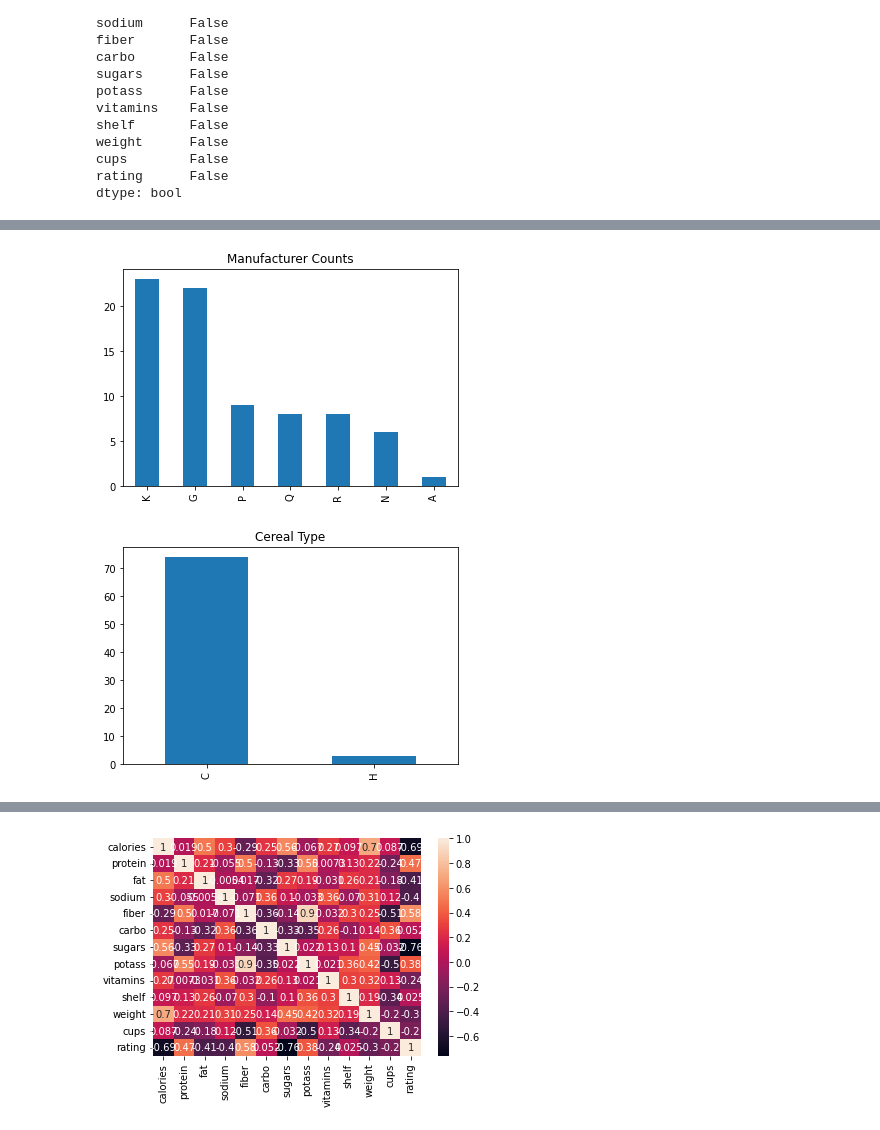
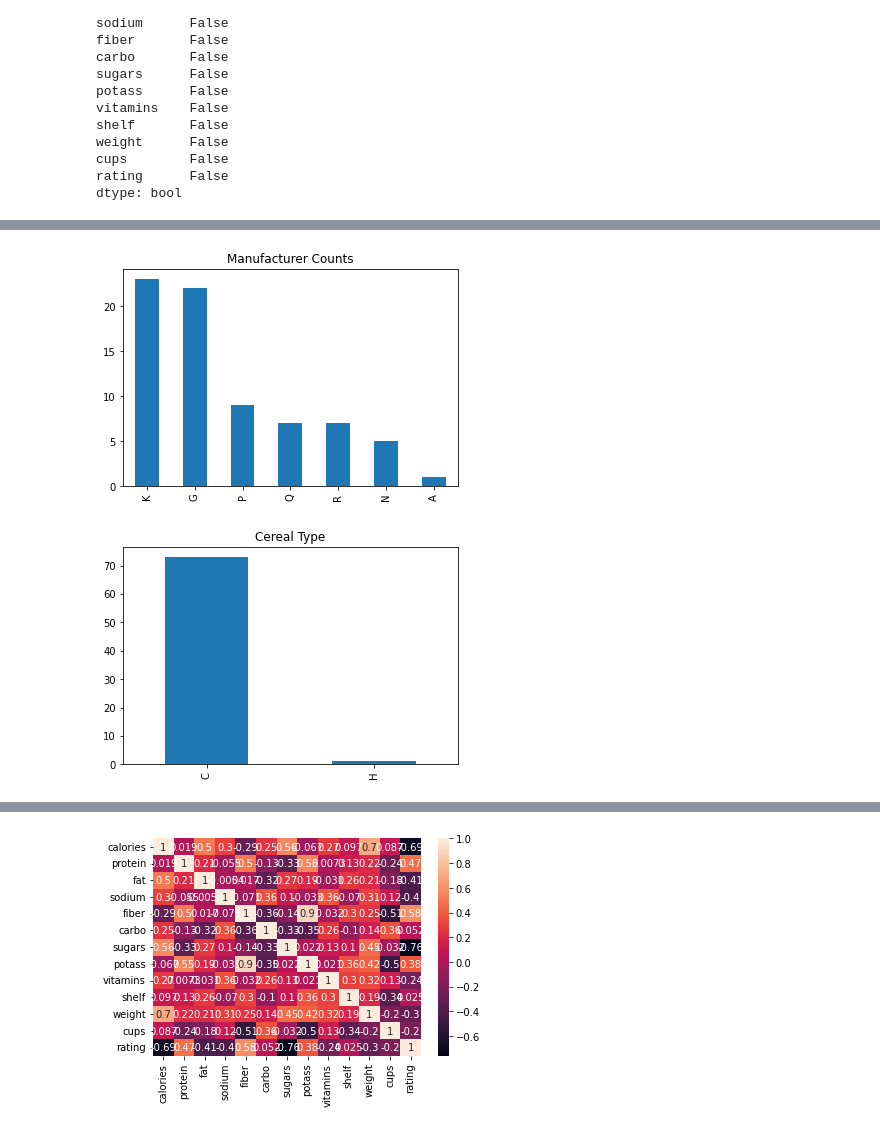
Before and after one commit to erickdacohen/ml-python-projects, a Jupyter notebook: cereal-dataset/notebooks/cereal.ipynb, the cells around one changed output, grey strips where cells are left out. Cells and saved outputs as stored; diff of their text form; code cells hidden in the pictures.

```diff
--- a/cereal-dataset/notebooks/cereal.ipynb
+++ b/cereal-dataset/notebooks/cereal.ipynb
@@ -70 +102,7 @@ cereal_raw.describe()
+# %%
+cereal_df = cereal_raw.loc[
+    (cereal_raw["carbo"] >= 0) &
+    (cereal_raw["sugars"] >= 0) &
+    (cereal_raw["potass"] >= 0)
+]
 # %%
@@ -82,14 +127,14 @@ cereal_raw.describe()
 # %%
 # Visualizations
-cereal_raw["mfr"].value_counts().plot(kind="bar")
+cereal_df["mfr"].value_counts().plot(kind="bar")
 plt.title("Manufacturer Counts")
 plt.show()
 
-cereal_raw["type"].value_counts().plot(kind="bar")
+cereal_df["type"].value_counts().plot(kind="bar")
 plt.title("Cereal Type");
 # %% [output]
-[figure, old version]
+[figure, new version]
-[figure, old version]
+[figure, new version]
 # %%
 plt.scatter(
     x="calories",
```
Also changed, not shown: parts of 35 cells of this notebook, 1 other file.
